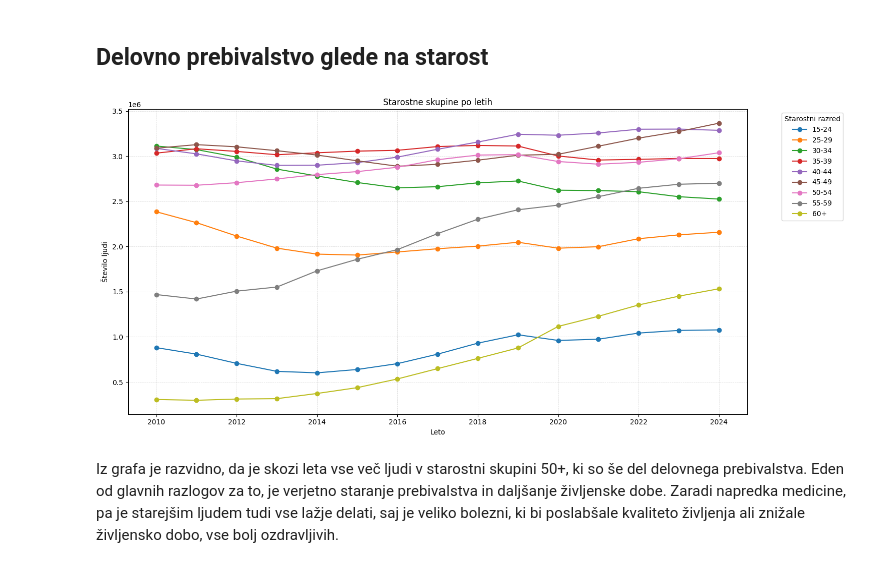
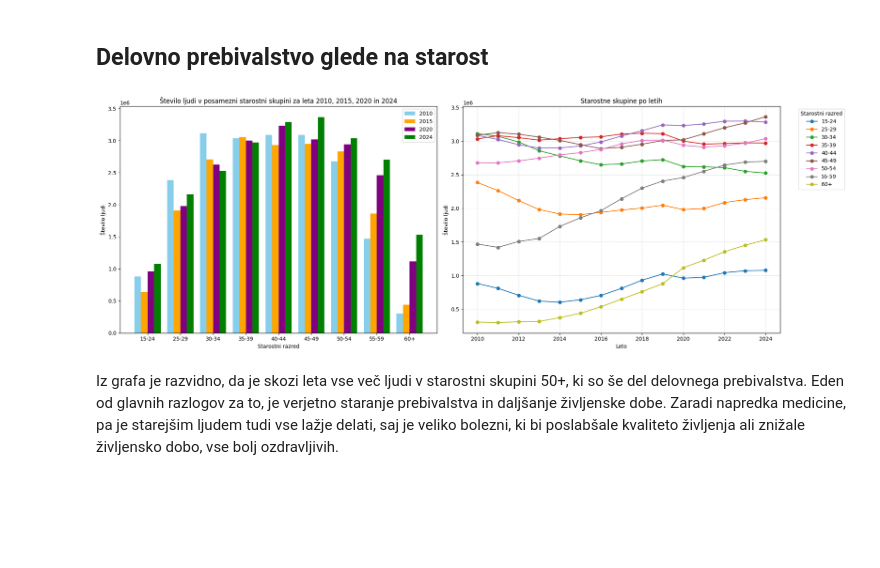
Before and after one commit to nirinja/PR259, a Jupyter notebook: koda/koda.ipynb, the cells around one changed output. Cells and saved outputs as stored; diff of their text form; code cells hidden in the pictures; blank space fills up the shorter version.

```diff
--- a/koda/koda.ipynb
+++ b/koda/koda.ipynb
@@ -43,26 +43,55 @@ plt.show()
 Graf prikazuje količino delovnega prebivalstva skozi leta. Kot lahko vidimo, se količina počasi povečuje. Leta 2025 ne smemo upoštevati pri naših analizah, saj podatki za celo leto še niso na voljo in zaradi tega niso primerljivi z ostalimi.
 # %% [markdown]
 ## Delovno prebivalstvo glede na starost
-# %%
-grouped = data.groupby(['YEAR', 'STAROSTNI RAZRED'])['DATA'].sum().unstack()
-grouped.index = grouped.index.astype(int)
-grouped = grouped.sort_index()
-
-# Nariši črte za vsako starostno skupino
-plt.figure(figsize=(15, 7))
-
-for age_group in grouped.columns:
-    plt.plot(grouped.index, grouped[age_group], marker='o', label=age_group)
-
-plt.xlabel('Leto')
-plt.ylabel('Število ljudi')
-plt.title('Starostne skupine po letih')
-plt.legend(title='Starostni razred', bbox_to_anchor=(1.05, 1), loc='upper left')
-plt.grid(True, color='gray', linestyle='--', linewidth=0.5, alpha=0.3)
-plt.tight_layout()
-plt.show()
-# %% [output]
-[figure, removed]
+# %%
+# Nastavi graf z 2 podgrafoma v eni vrstici
+fig, axs = plt.subplots(1, 2, figsize=(20, 7))
+
+# Bar chart
+data_2010_age_groups = data[data['YEAR'] == '2010']
+data_2015_age_groups = data[data['YEAR'] == '2015']
+data_2020_age_groups = data[data['YEAR'] == '2020']
+data_2024_age_groups = data[data['YEAR'] == '2024']
+
+age_group_data_2010 = data_2010_age_groups.groupby('STAROSTNI RAZRED')['DATA'].sum()
+age_group_data_2015 = data_2015_age_groups.groupby('STAROSTNI RAZRED')['DATA'].sum()
+age_group_data_2020 = data_2020_age_groups.groupby('STAROSTNI RAZRED')['DATA'].sum()
+age_group_data_2024 = data_2024_age_groups.groupby('STAROSTNI RAZRED')['DATA'].sum()
+
+bar_width = 0.2
+x = np.arange(len(age_group_data_2010.index))
+
+axs[0].bar(x - 1.5 * bar_width, age_group_data_2010.values, width=bar_width, color='skyblue', label='2010')
+axs[0].bar(x - 0.5 * bar_width, age_group_data_2015.values, width=bar_width, color='orange', label='2015')
+axs[0].bar(x + 0.5 * bar_width, age_group_data_2020.values, width=bar_width, color='purple', label='2020')
+axs[0].bar(x + 1.5 * bar_width, age_group_data_2024.values, width=bar_width, color='green', label='2024')
+
+axs[0].set_xticks(x)
+axs[0].set_xticklabels(age_group_data_2010.index)
+axs[0].set_xlabel('Starostni razred')
+axs[0].set_ylabel('Število ljudi')
+axs[0].set_title('Število ljudi v posamezni starostni skupini za leta 2010, 2015, 2020 in 2024')
+axs[0].legend()
+
+# Line chart
+grouped = data.groupby(['YEAR', 'STAROSTNI RAZRED'])['DATA'].sum().unstack()
+grouped.index = grouped.index.astype(int)
+grouped = grouped.sort_index()
+
+for age_group in grouped.columns:
+    axs[1].plot(grouped.index, grouped[age_group], marker='o', label=age_group)
+
+axs[1].set_xlabel('Leto')
+axs[1].set_ylabel('Število ljudi')
+axs[1].set_title('Starostne skupine po letih')
+axs[1].legend(title='Starostni razred', bbox_to_anchor=(1.05, 1), loc='upper left')
+axs[1].grid(True, color='gray', linestyle='--', linewidth=0.5, alpha=0.4)
+
+# Prikaz
+plt.tight_layout()
+plt.show()
+# %% [output]
+[figure, added]
 # %% [markdown]
 Iz grafa je razvidno, da je skozi leta vse več ljudi v starostni skupini 50+, ki so še del delovnega prebivalstva. Eden od glavnih razlogov za to, je verjetno staranje prebivalstva in daljšanje življenske dobe. Zaradi napredka medicine, pa je starejšim ljudem tudi vse lažje delati, saj je veliko bolezni, ki bi poslabšale kvaliteto življenja ali znižale življensko dobo, vse bolj ozdravljivih.
 # %%
```
